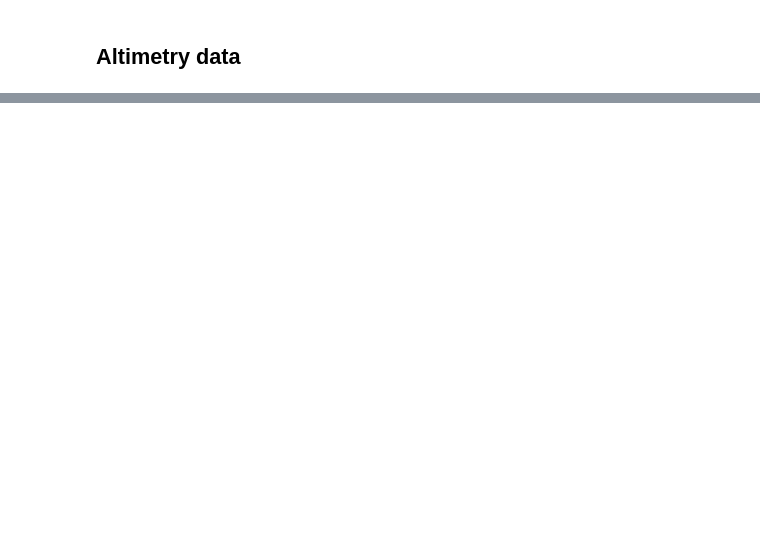
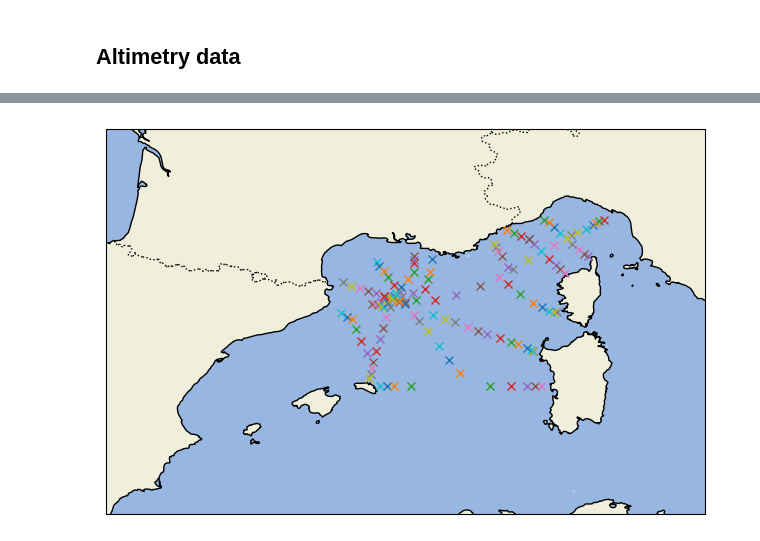
Before and after one commit to juliencollard2001/FOET_Northern_Gyre, a Jupyter notebook: loading_data.ipynb, the cells around one changed output, grey strips where cells are left out. Drawn from its saved outputs; the diff is of its cells as text; code cells hidden in the pictures; blank space fills up the shorter version.

```diff
--- a/loading_data.ipynb
+++ b/loading_data.ipynb
@@ -54,0 +99,32 @@ Data variables:
+# %%
+file = base_folder + '/CTD2021_MOOSE_GE.mat'
+data = scipy.io.loadmat(file)['all_cnv']
+
+columns_names = data[0,:].dtype.names
+colmmns_types = [type(data[0,i][0]) for i in range(len(columns_names))]
+
+new_columns = ['idx', 'file_name', 'date', 'lat', 'lon', 'depth', 'temperature', 'salinity']
+cols = [[] for i in range(len(new_columns))]
+
+for i in range(data.shape[1]):
+    idx = i
+    file_name = data[0,i][0][0]
+    date = data[0,i][3][0]
+    lat = float(data[0,i][5][0])
+    lon = float(data[0,i][6][0])
+    depths = data[0,i][8][:,0]
+    temperatures = data[0,i][9][:,0]
+    salinities = data[0,i][10][:,0]
+    for j in range(len(depths)):
+        cols[0].append(idx)
+        cols[1].append(file_name)
+        cols[2].append(date)
+        cols[3].append(lat)
+        cols[4].append(lon)
+        cols[5].append(depths[j])
+        cols[6].append(temperatures[j])
+        cols[7].append(salinities[j])
+
+df = pd.DataFrame({new_columns[i]: cols[i] for i in range(len(new_columns))}).dropna().reset_index(drop=True)
+
+df.head()
@@ -54,0 +138,15 @@ Data variables:
+# %%
+# Map of measurements locations
+fig, ax = plt.subplots(figsize=(8,5), subplot_kw={'projection': ccrs.PlateCarree()})
+ax.set_extent([-2, 12, 37, 46])
+ax.coastlines()
+ax.add_feature(cfeature.LAND)
+ax.add_feature(cfeature.BORDERS, linestyle=':')
+ax.add_feature(cfeature.OCEAN)
+for idx in df['idx'].unique():
+    lat = df[df['idx'] == idx]['lat'].mean()
+    lon = df[df['idx'] == idx]['lon'].mean()
+    ax.plot(lat, lon, 'x')
+plt.show()
+# %% [output]
+[figure, added]
```
Also changed, not shown: parts of 14 cells of this notebook.
